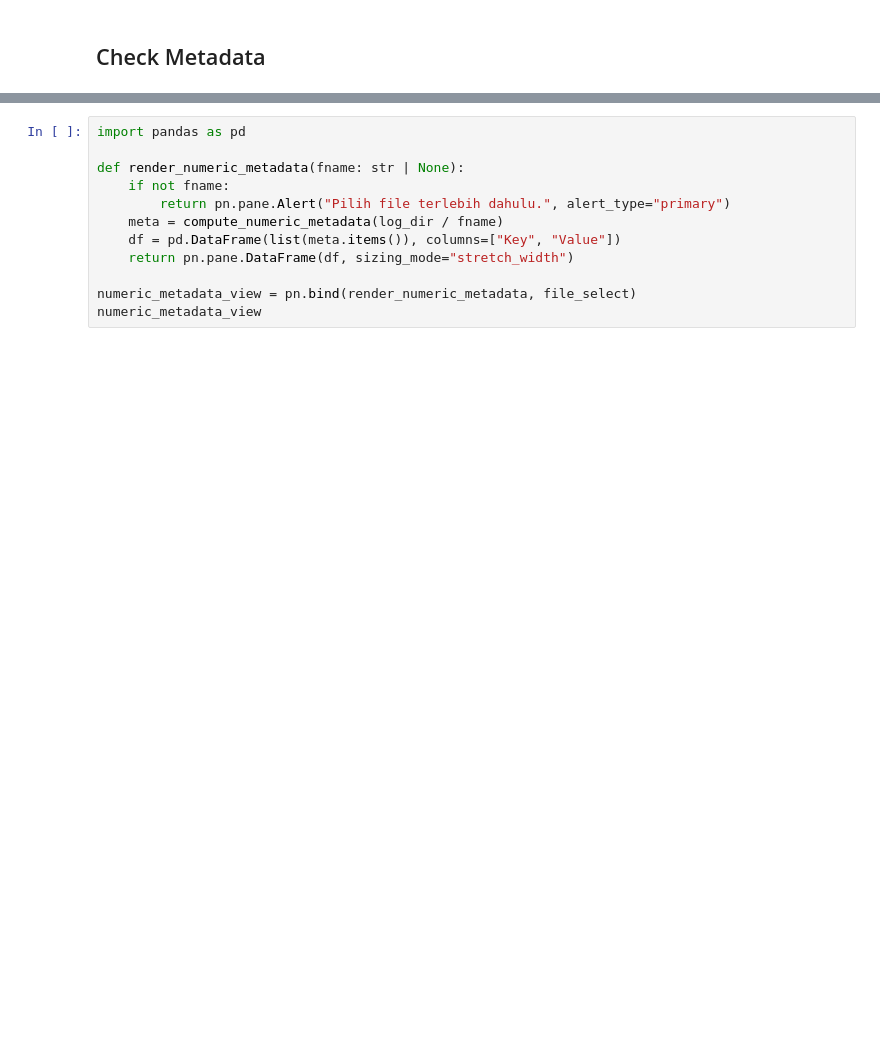
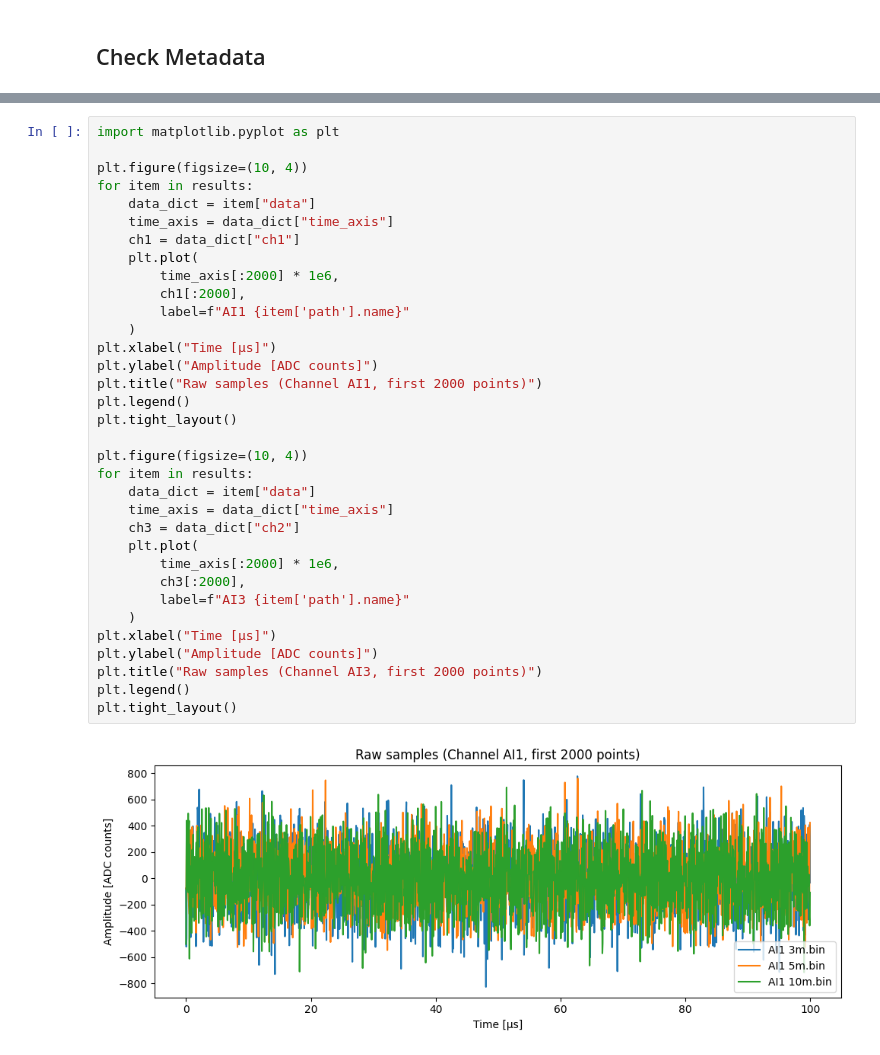
Before and after one commit to rhamaa/RadarLPDP, a Jupyter notebook: radar.ipynb, the cells around one changed output, grey strips where cells are left out. Drawn from its saved outputs; the diff is of its cells as text; blank space fills up the shorter version.

```diff
--- a/radar.ipynb
+++ b/radar.ipynb
@@ -39,12 +201,36 @@ BokehModel(combine_events=True, render_bundle={'docs_json': {'89a8b84e-fd4b-42ce
 # %%
-import pandas as pd
+import matplotlib.pyplot as plt
 
-def render_numeric_metadata(fname: str | None):
-    if not fname:
-        return pn.pane.Alert("Pilih file terlebih dahulu.", alert_type="primary")
-    meta = compute_numeric_metadata(log_dir / fname)
-    df = pd.DataFrame(list(meta.items()), columns=["Key", "Value"])
-    return pn.pane.DataFrame(df, sizing_mode="stretch_width")
+plt.figure(figsize=(10, 4))
+for item in results:
+    data_dict = item["data"]
+    time_axis = data_dict["time_axis"]
+    ch1 = data_dict["ch1"]
+    plt.plot(
+        time_axis[:2000] * 1e6,
+        ch1[:2000],
+        label=f"AI1 {item['path'].name}"
+    )
+plt.xlabel("Time [µs]")
+plt.ylabel("Amplitude [ADC counts]")
+plt.title("Raw samples (Channel AI1, first 2000 points)")
+plt.legend()
+plt.tight_layout()
 
-numeric_metadata_view = pn.bind(render_numeric_metadata, file_select)
-numeric_metadata_view
+plt.figure(figsize=(10, 4))
+for item in results:
+    data_dict = item["data"]
+    time_axis = data_dict["time_axis"]
+    ch3 = data_dict["ch2"]
+    plt.plot(
+        time_axis[:2000] * 1e6,
+        ch3[:2000],
+        label=f"AI3 {item['path'].name}"
+    )
+plt.xlabel("Time [µs]")
+plt.ylabel("Amplitude [ADC counts]")
+plt.title("Raw samples (Channel AI3, first 2000 points)")
+plt.legend()
+plt.tight_layout()
+# %% [output]
+[figure, added]
```
Also changed, not shown: parts of 9 cells of this notebook.
